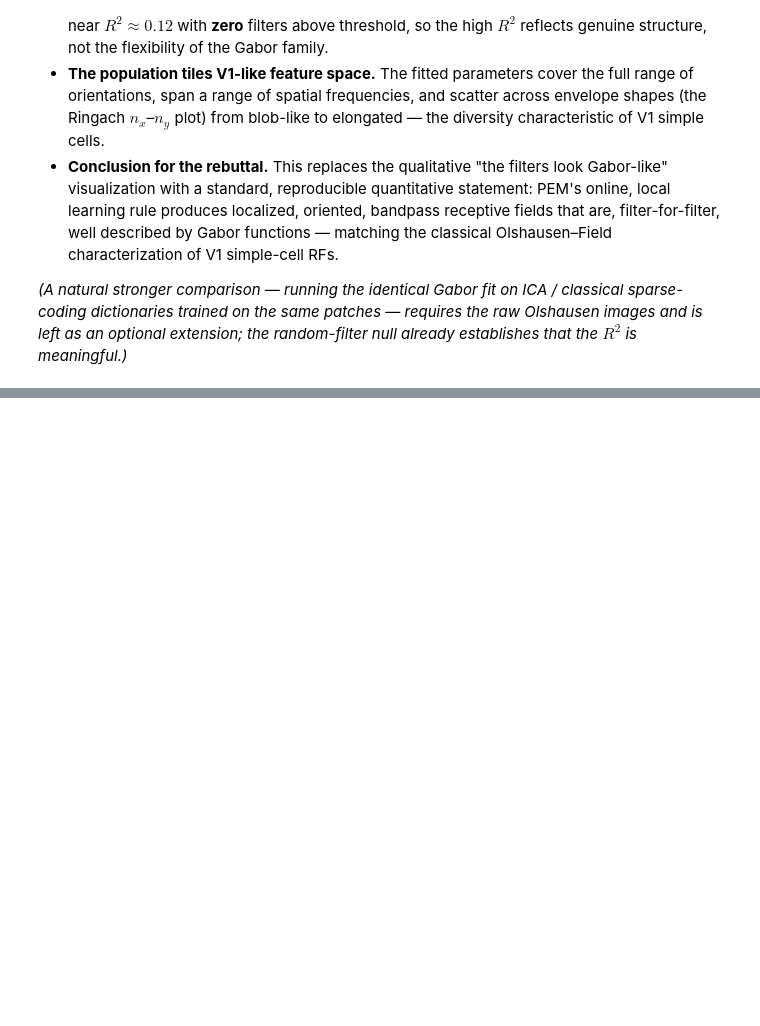
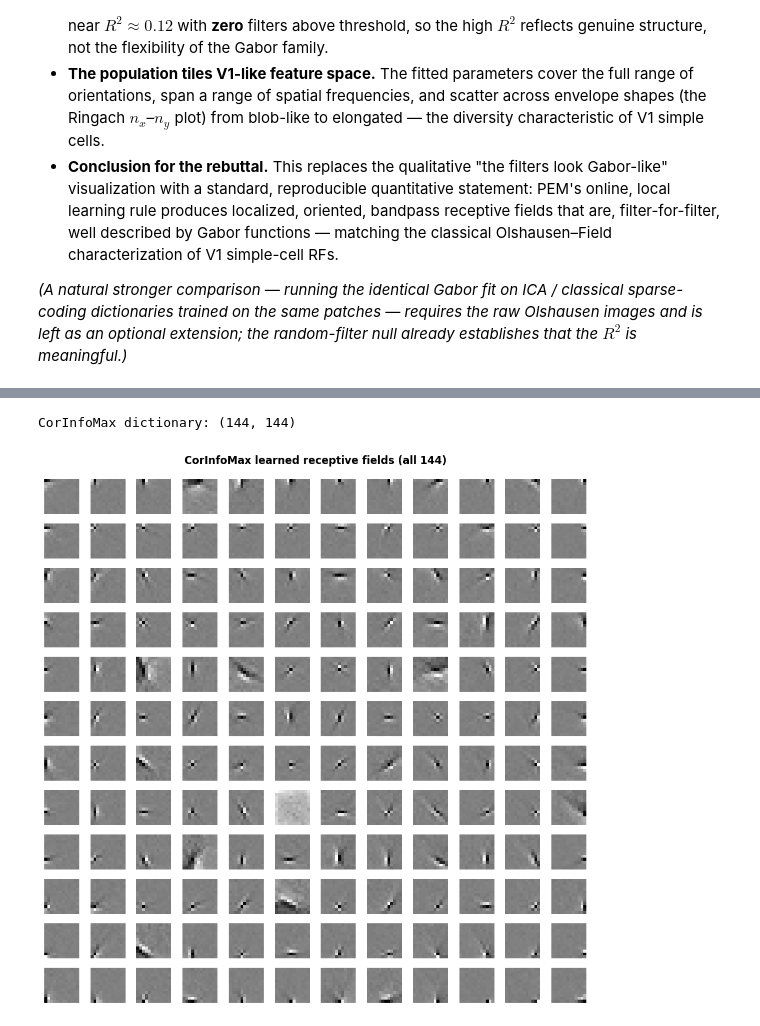
Before and after one commit to BariscanBozkurt/Predictive-Entropy-Maximization, a Jupyter notebook: Simulations/AnalyzeSimulationResults/PEM_Gabor_Receptive_Field_Quantification.ipynb, the cells around one changed output, grey strips where cells are left out. Drawn from its saved outputs; the diff is of its cells as text; code cells hidden in the pictures; blank space fills up the shorter version.

```diff
--- a/Simulations/AnalyzeSimulationResults/PEM_Gabor_Receptive_Field_Quantification.ipynb
+++ b/Simulations/AnalyzeSimulationResults/PEM_Gabor_Receptive_Field_Quantification.ipynb
@@ -291,0 +301,11 @@ extension; the random-filter null already establishes that the $R^2$ is meaningf
+# %%
+W_cim = np.load("../Results/CorInfoMax_Learned_Receptive_Fields.npy")
+# Each receptive field is a rows of the saved matrix (chosen to match the analysis-filter convention,
+# verified to give the better Gabor fit, exactly as for the PEM dictionary in Section 1).
+if "rows" == "cols":
+    W_cim = W_cim.T
+print("CorInfoMax dictionary:", W_cim.shape)
+montage(W_cim, "CorInfoMax learned receptive fields (all 144)")
+# %% [output]
+CorInfoMax dictionary: (144, 144)
+[figure, added]
```
Also changed, not shown: parts of 6 cells of this notebook.
